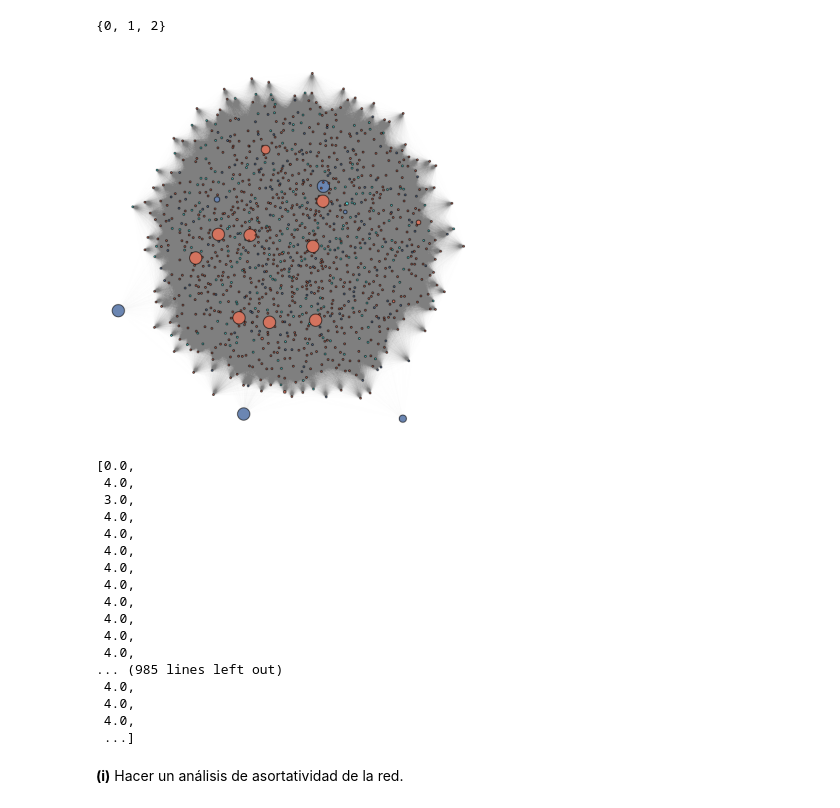
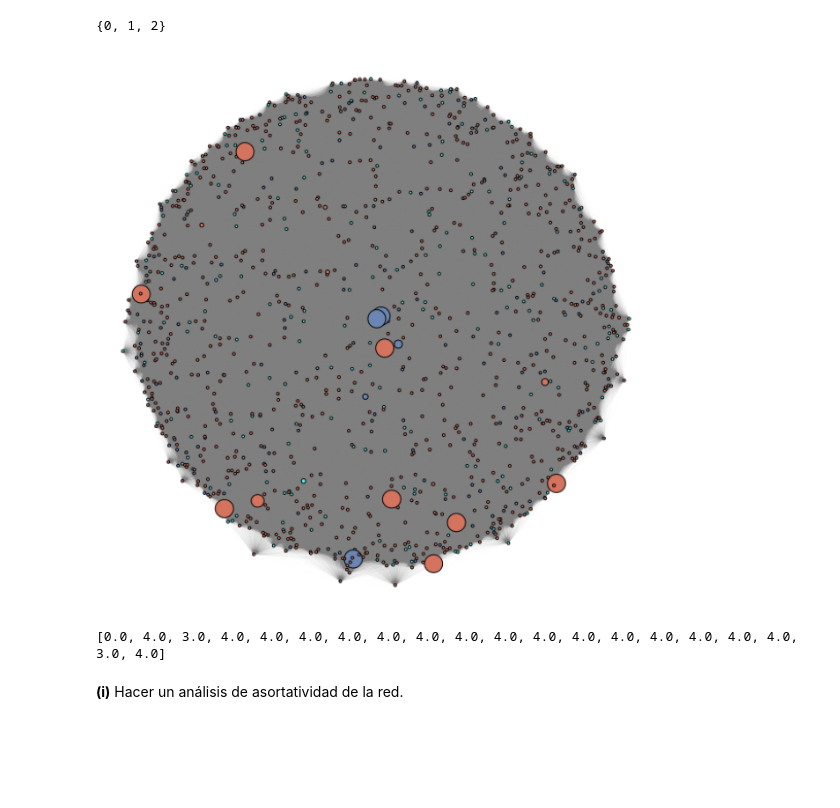
Before and after one commit to aurreg/Anime-Network-Project, a Jupyter notebook: Scripts/Descriptive analysis of the bipartite network.ipynb, the cells around one changed output. Cells and saved outputs as stored; diff of their text form; code cells hidden in the pictures; blank space fills up the shorter version.

```diff
--- a/Scripts/Descriptive analysis of the bipartite network.ipynb
+++ b/Scripts/Descriptive analysis of the bipartite network.ipynb
@@ -525,11 +553,12 @@ set(ak_le_w.membership)
 # %%
 # Lee la imagen
 image = plt.imread("graficoc.png")
 
 # Plotea la imagen
+plt.figure(figsize=(12, 8))
 plt.imshow(image)
 plt.axis('off')  # Desactiva los ejes
 plt.show()
 # %% [output]
-[figure, old version]
+[figure, new version]
 # %%
@@ -537,23 +566,7 @@ shortest_paths = g_anime.shortest_paths(source=0,weights=g_anime.es['weight'])[0
 # %%
-shortest_paths
+print(shortest_paths[:20]) #Mostrar los primero 20
 # %% [output]
-[0.0,
- 4.0,
- 3.0,
- 4.0,
- 4.0,
- 4.0,
- 4.0,
- 4.0,
- 4.0,
- 4.0,
- 4.0,
- 4.0,
-... (985 lines left out)
- 4.0,
- 4.0,
- 4.0,
- ...]
+[0.0, 4.0, 3.0, 4.0, 4.0, 4.0, 4.0, 4.0, 4.0, 4.0, 4.0, 4.0, 4.0, 4.0, 4.0, 4.0, 4.0, 4.0, 3.0, 4.0]
 # %% [markdown]
 **(i)** Hacer un análisis de asortatividad de la red.
 # %%
```
Also changed, not shown: parts of 14 cells of this notebook, 6 other files.
